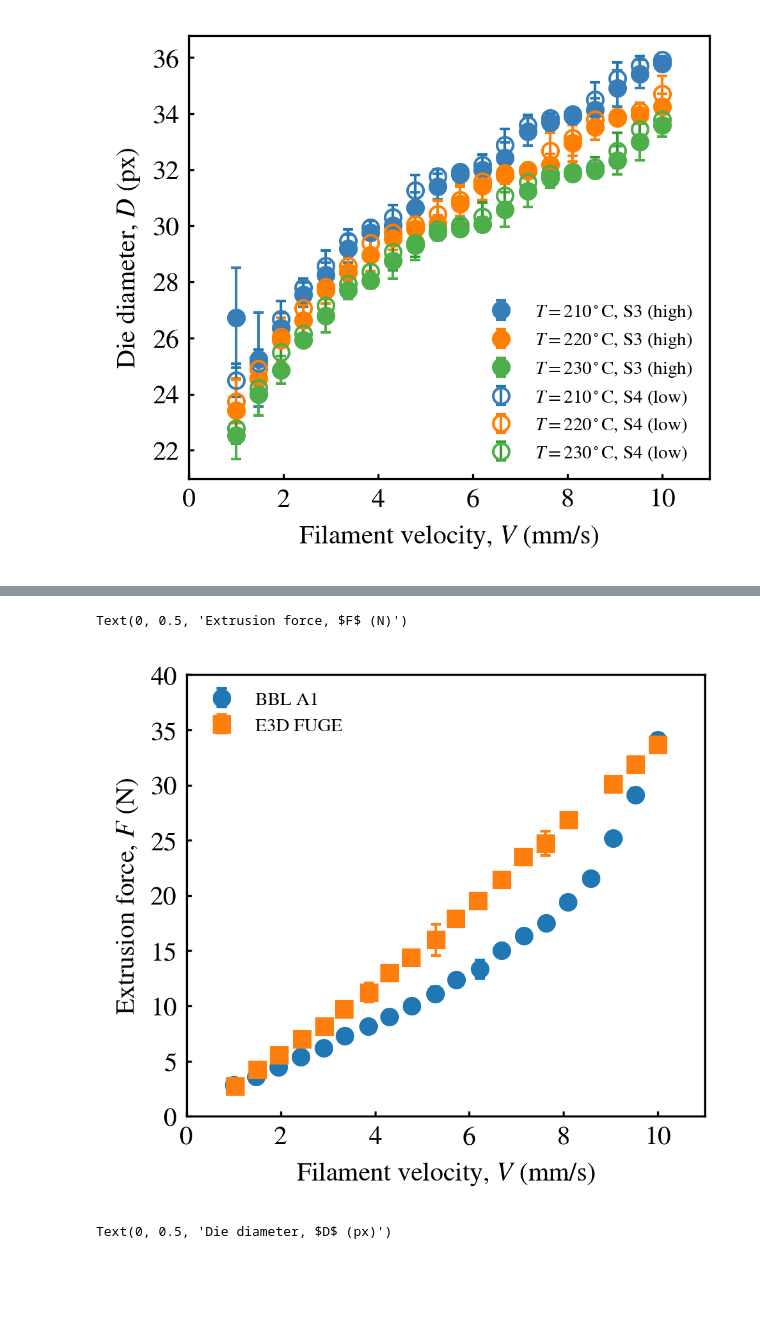
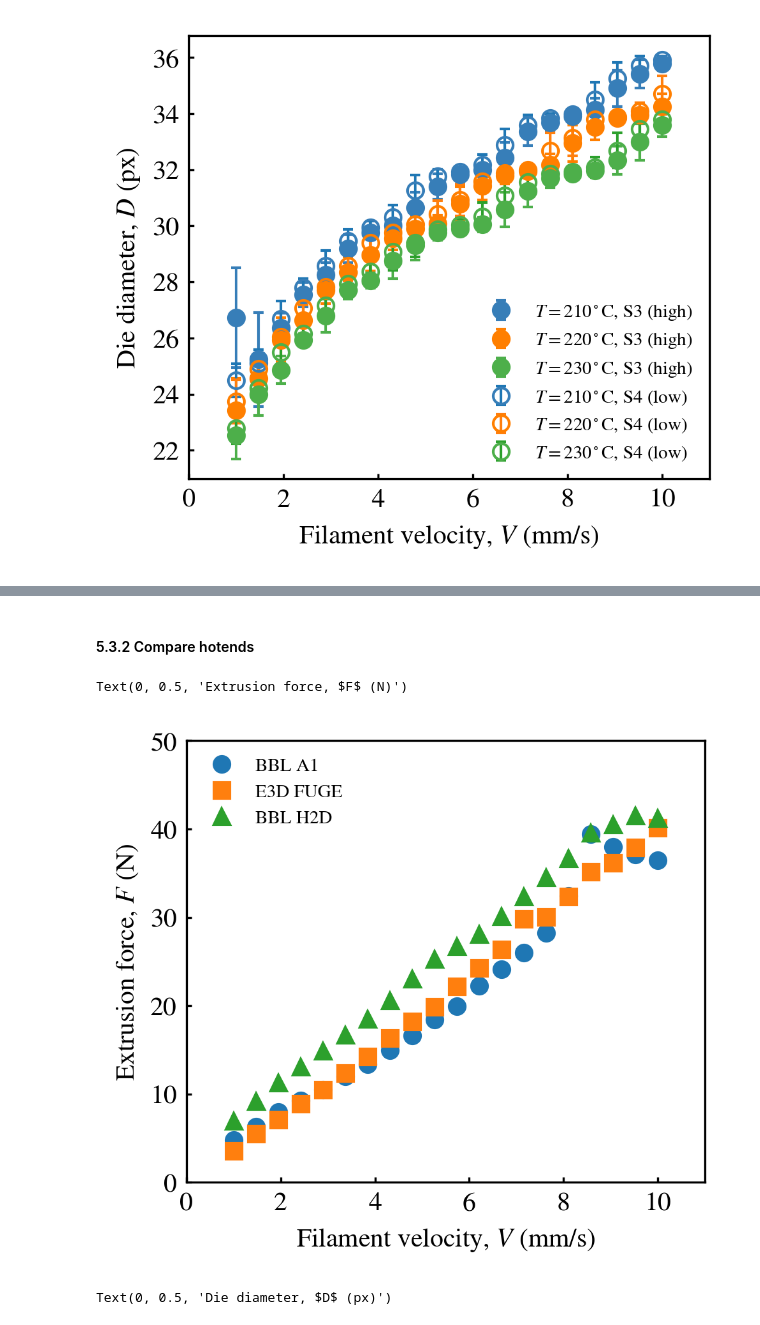
Before and after one commit to ZLoverty/ETP, a Jupyter notebook: Code/extrusion_force.ipynb, the cells around one changed output, grey strips where cells are left out. Cells and saved outputs as stored; diff of their text form; code cells hidden in the pictures; blank space fills up the shorter version.

Commit message:
hotend comparisons

```diff
--- a/Code/extrusion_force.ipynb
+++ b/Code/extrusion_force.ipynb
@@ -760,18 +813,41 @@ Text(0, 0.5, 'Die diameter, $D$ (px)')
+# %%
+folder = Path("/Users/zhengyang/Library/CloudStorage/OneDrive-苏州聚复科技股份有限公司/工作文件/003.挤出过程研究/003.挤出测试平台/实验数据/003.散装数据/2026-01-09")
+data_a1 = pd.read_csv(folder / "A1.csv")
+data_fuge = pd.read_csv(folder / "FUGE.csv")
+data_h2d = pd.read_csv(folder / "h2d.csv")
+# %%
+data_a1["T"] = data_a1.copy()["T"].round().astype(int)
+data_fuge["T"] = data_fuge.copy()["T"].round().astype(int)
+data_h2d["T"] = data_h2d.copy()["T"].round().astype(int)
+# %%
+o_a1, o_fuge, o_h2d = {}, {}, {}
+
+for T, g in data_a1.groupby("T"):
+    o_a1[T] = g.sort_values(by="V")
+for T, g in data_fuge.groupby("T"):
+    o_fuge[T] = g.sort_values(by="V")
+for T, g in data_h2d.groupby("T"):
+    o_h2d[T] = g.sort_values(by="V")
+# %% [markdown]
+#### 5.3.2 Compare hotends
 # %%
-a1 = organized_data3[220]
-fuge = organized_data3_fuge[220]
+T = 210
+a1 = o_a1[T]
+h2d = o_h2d[T]
+fuge = o_fuge[T]
 
 fig, ax = plt.subplots(figsize=(3.5, 3), dpi=300)
-ax.errorbar(a1["vels"], a1["forces"], yerr=a1["forces_std"], marker="o", ls="", lw=1, capsize=2, label="BBL A1")
-ax.errorbar(fuge["vels"], fuge["forces"], yerr=fuge["forces_std"], marker="s", ls="", lw=1, capsize=2, label="E3D FUGE")
+ax.plot(a1["V"], a1["F"], marker="o", ls="", lw=1, label="BBL A1")
+ax.plot(fuge["V"], fuge["F"], marker="s", ls="", lw=1, label="E3D FUGE")
+ax.plot(h2d["V"], h2d["F"], marker="^", ls="", lw=1, label="BBL H2D")
 ax.legend(fontsize=7, frameon=False)
 ax.set_xlim(0, 11)
-ax.set_ylim(0, 40)
+ax.set_ylim(0, 50)
 ax.set_xlabel("Filament velocity, $V$ (mm/s)")
 ax.set_ylabel("Extrusion force, $F$ (N)")
 # %% [output]
 Text(0, 0.5, 'Extrusion force, $F$ (N)')
-[figure, old version]
+[figure, new version]
 # %%
 a1 = organized_data3[220]
 fuge = organized_data3_fuge[220]
```
Also changed, not shown: parts of 6 cells of this notebook.
